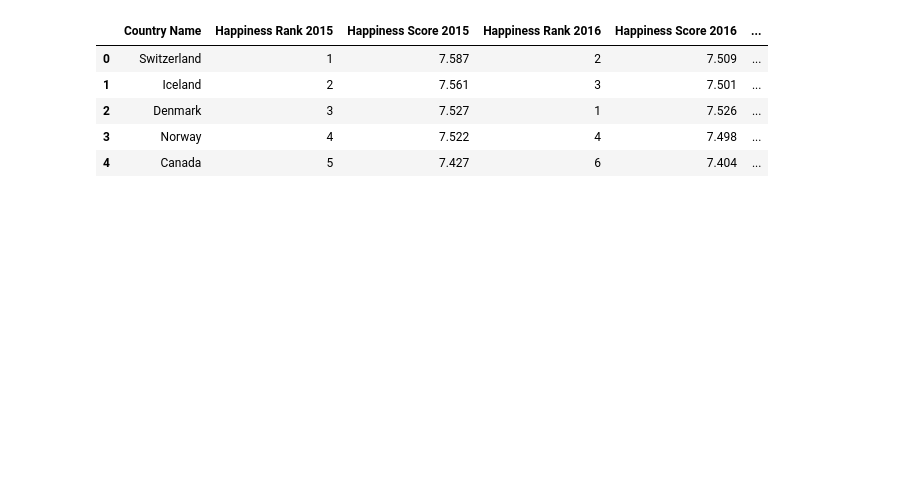
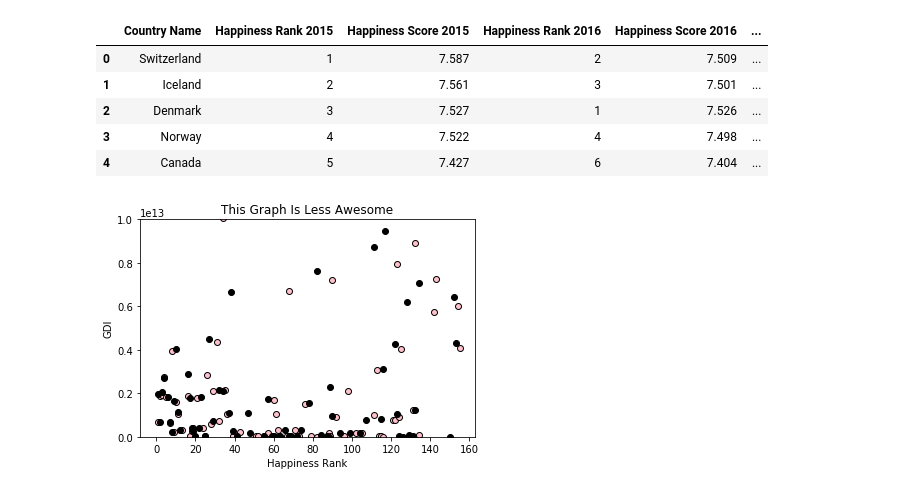
Before and after one commit to vietti09/branch_test, a Jupyter notebook: GDP.ipynb, the cells around one changed output. Saved outputs shown, nothing was run; the diff lists cells and outputs as text; code cells hidden in the pictures; blank space fills up the shorter version.

```diff
--- a/GDP.ipynb
+++ b/GDP.ipynb
@@ -24,7 +24,7 @@ gdp = gdp.dropna(how='all')
 # %%
 gdp['2015'] = gdp['2015'].astype('float')
 gdp['2016'] = gdp['2016'].astype('float')
-gdp = gdp.rename(columns = {"2015": "GDP(billions) 2015", "2016":"GDP, 2016 (billions)"})
+gdp = gdp.rename(columns = {"2015": "GDP, 2015 (billions)", "2016":"GDP, 2016 (billions)"})
 gdp.head(1)
 # %% [output]
 |  | Country Name | GDP(billions) 2015 | GDP, 2016 (billions) |
@@ -105,7 +105,7 @@ happiness.head()
 | 3 | Norway | 4 | 7.522 | 4 | 7.498 | ... |
 | 4 | Canada | 5 | 7.427 | 6 | 7.404 | ... |
 # %%
-happiness['GDP/Pop 2015'] = happiness['GDP(billions) 2015']/happiness['Total Population 2015']*1000
+happiness['GDP/Pop 2015'] = happiness['GDP, 2015 (billions)']/happiness['Total Population 2015']*1000
 happiness['GDP/Pop 2016'] = happiness['GDP, 2016 (billions)']/happiness['Total Population 2016']*1000
 happiness.head()
 # %% [output]
@@ -269,5 +269,22 @@ happiness.head()
 | 4 | Canada | 5 | 7.427 | 6 | 7.404 | ... |
 # %%
 happiness.to_csv('happiness.csv')
-# %% [markdown]
-##
+# %%
+# print the bubble plot
+fig, ax = plt.subplots()
+
+ax.scatter(happiness['Happiness Rank 2015'], happiness['GDI 2015'], color='pink', edgecolor='k')
+ax.plot([], [], 'o', color='pink')
+ax.scatter(happiness['Happiness Rank 2016'], happiness['GDI 2016'], color='black', edgecolor='k')
+ax.plot([], [], 'o', color='black')
+
+plt.ylim(0,10000000000000)
+plt.xlabel('Happiness Rank')
+plt.ylabel('GDI')
+plt.title("This Graph Is Less Awesome")
+
+#plt.legend( scatterpoints = 1, frameon=True,labelspacing=1, ncol = 1, title='City Type')
+
+plt.show()
+# %% [output]
+[figure, added]
```
Also changed, not shown: parts of 3 cells of this notebook, 1 other file.
